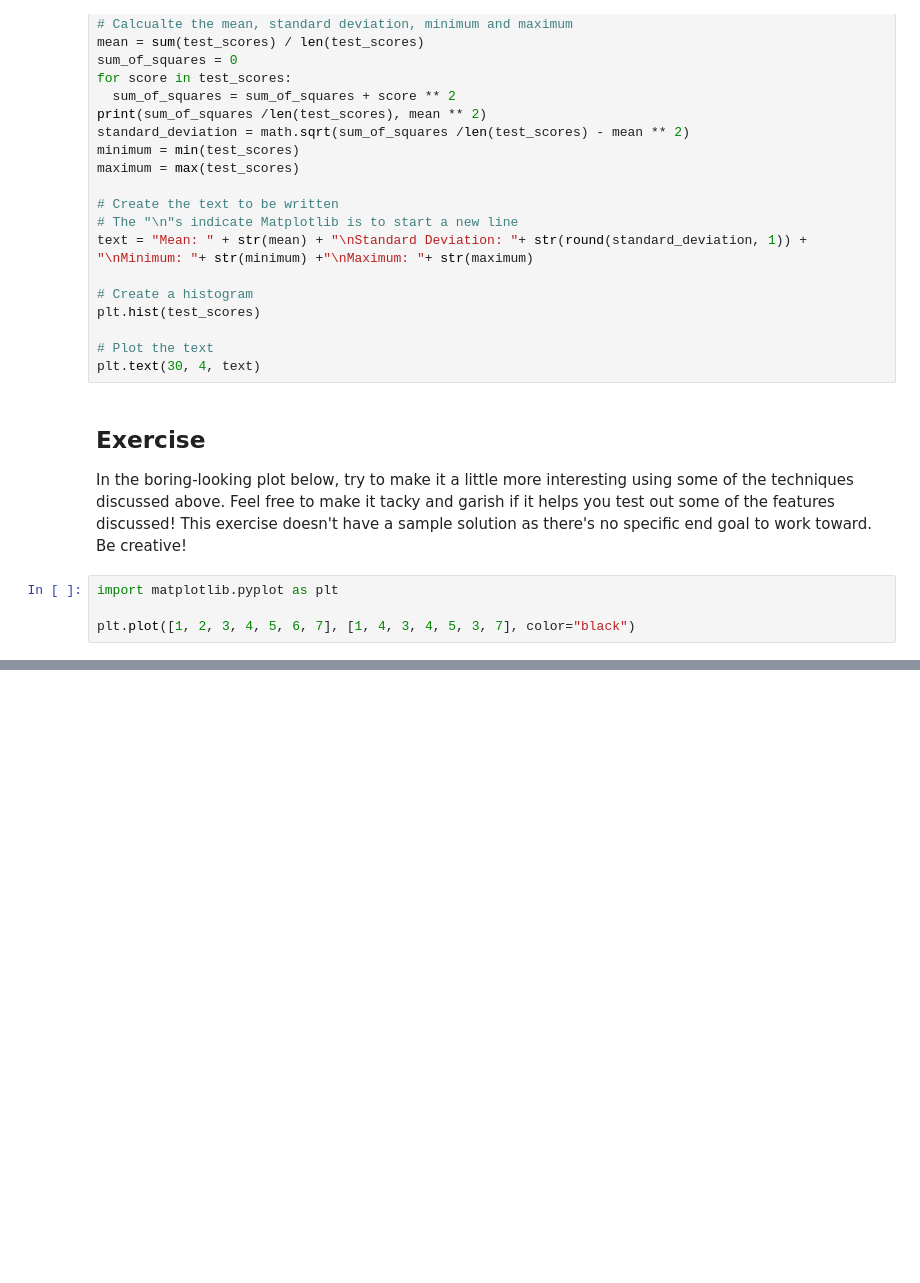
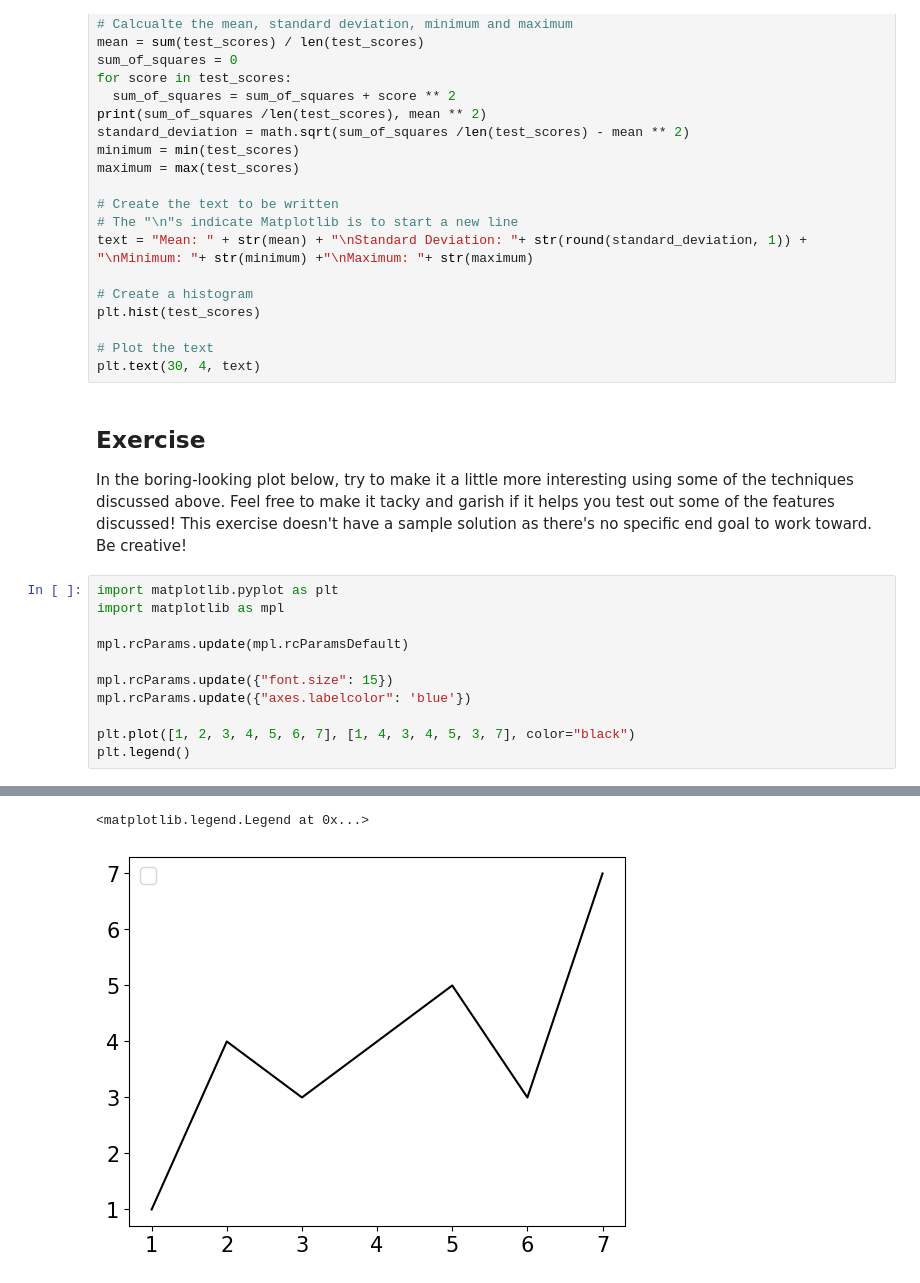
Before and after one commit to SadiaSharmin/Python, a Jupyter notebook: Matplotlib/Customising Plots.ipynb, the cells around one changed output, grey strips where cells are left out. Saved outputs shown, nothing was run; the diff lists cells and outputs as text; blank space fills up the shorter version.

```diff
--- a/Matplotlib/Customising Plots.ipynb
+++ b/Matplotlib/Customising Plots.ipynb
@@ -134,5 +137,13 @@ plt.text(30, 4, text)
 In the boring-looking plot below, try to make it a little more interesting using some of the techniques discussed above. Feel free to make it tacky and garish if it helps you test out some of the features discussed! This exercise doesn't have a sample solution as there's no specific end goal to work toward. Be creative!
 # %%
 import matplotlib.pyplot as plt
+import matplotlib as mpl
+
+mpl.rcParams.update(mpl.rcParamsDefault)
+
+mpl.rcParams.update({"font.size": 15})
+mpl.rcParams.update({"axes.labelcolor": 'blue'})
 
 plt.plot([1, 2, 3, 4, 5, 6, 7], [1, 4, 3, 4, 5, 3, 7], color="black")
+plt.legend()
+# %% [output]
@@ -138,0 +151,2 @@ plt.plot([1, 2, 3, 4, 5, 6, 7], [1, 4, 3, 4, 5, 3, 7], color="black")
+<matplotlib.legend.Legend at 0x...>
+[figure, added]
```
Also changed, not shown: parts of 2 cells of this notebook.
